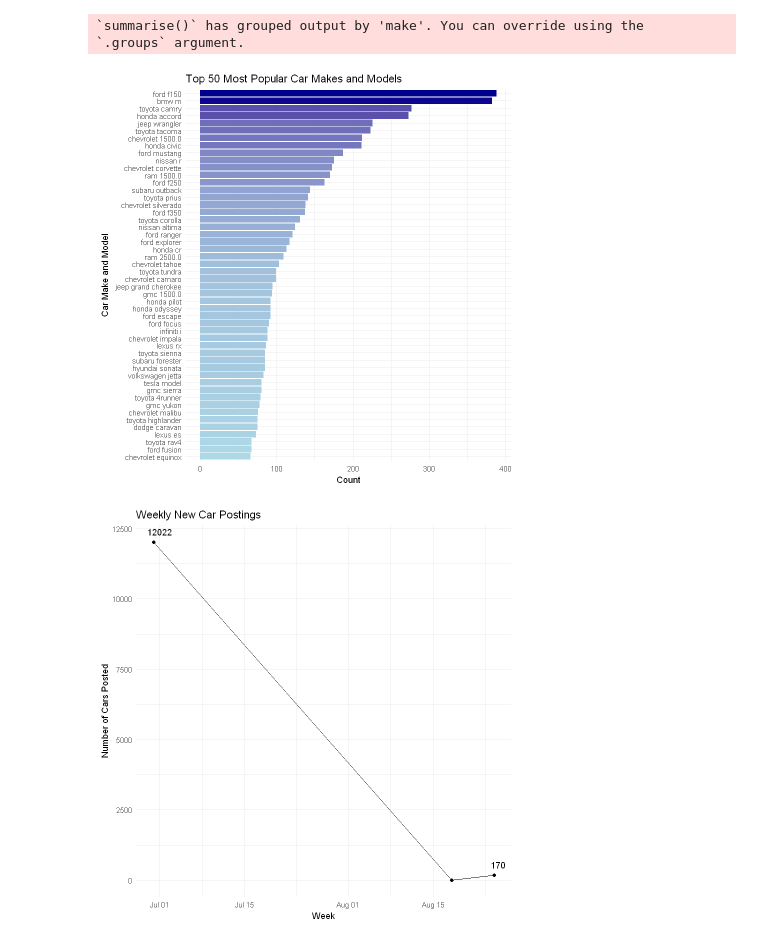
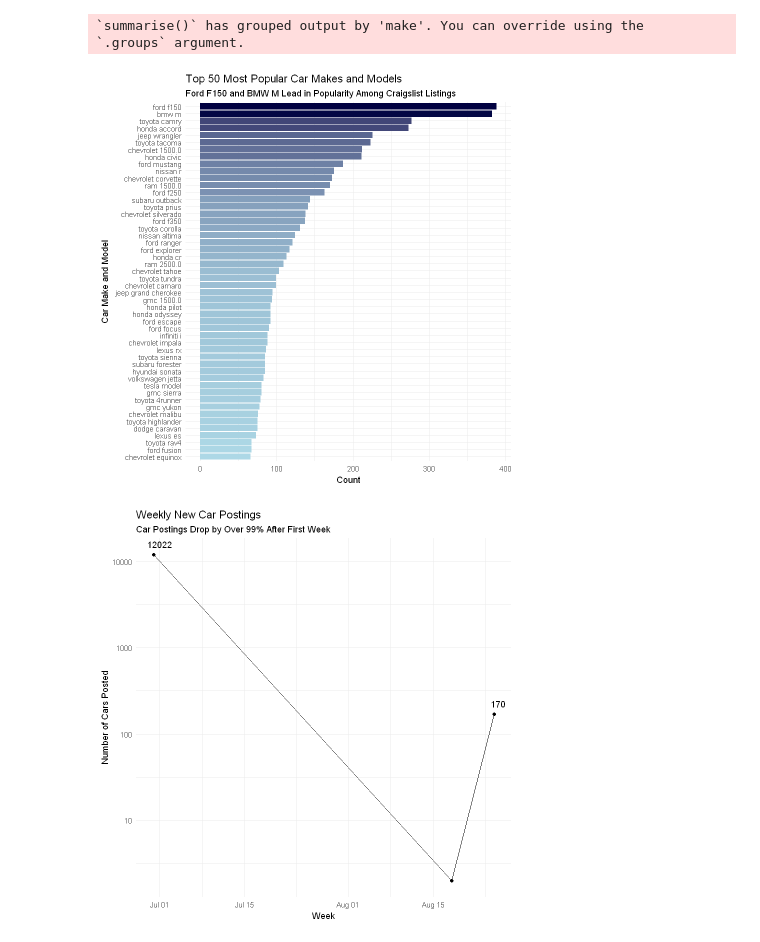
Before and after one commit to Aportra/data_viz_assignment, a Jupyter notebook: data_viz.ipynb, the cells around one changed output. Cells and saved outputs as stored; diff of their text form; code cells hidden in the pictures.

```diff
--- a/data_viz.ipynb
+++ b/data_viz.ipynb
@@ -27,29 +9,29 @@ The following objects are masked from 'package:base':
 # %%
 cleaned_data <- recipe(~., data = car_data) %>%
     step_naomit(all_predictors()) %>%
     prep() %>%
     juice()
 
 
 # First Visuzalizations
 data_for_viz = cleaned_data %>%
     group_by(make, model) %>%
     summarise(count = n()) %>%
     arrange(desc(count))
 
 
 top_car_counts <- head(data_for_viz, 50)
 
 ggplot(data = top_car_counts, aes(y = reorder(paste(make, model), count), x = count, fill = count)) +
     geom_bar(stat = "identity") +
-    scale_fill_gradient(low = "lightblue", high = "darkblue") +
+    scale_fill_gradient(low = "lightblue", high = "#010141") +
     theme_minimal() +
-    labs(y = "Car Make and Model", x = "Count", title = "Top 50 Most Popular Car Makes and Models") +
+    labs(y = "Car Make and Model", x = "Count", title = "Top 50 Most Popular Car Makes and Models", subtitle = "Ford F150 and BMW M Lead in Popularity Among Craigslist Listings") +
     theme(legend.position = "none")
 # %% [output]
 `summarise()` has grouped output by 'make'. You can override using the
 `.groups` argument.
-[figure, old version]
+[figure, new version]
 # %%
 
 cleaned_data2 <- cleaned_data
@@ -77,12 +59,13 @@ weekly_data <- cleaned_data2 %>%
 
 ggplot(data = weekly_data, aes(x = week, y = Count)) +
     geom_line() +
-    labs(title = "Weekly New Car Postings", x = "Week", y = "Number of Cars Posted") +
+    scale_y_log10() +
+    labs(title = "Weekly New Car Postings", x = "Week", y = "Number of Cars Posted", subtitle = "Car Postings Drop by Over 99% After First Week") +
     geom_text(aes(label = ifelse(week == as.Date("2024-06-30") | week == as.Date("2024-08-25"), Count, "")), vjust = -1, hjust = .25) +
     geom_point(aes(x = week, y = Count)) +
     theme_minimal()
 # %% [output]
-[figure, old version]
+[figure, new version]
 # %%
 location_data = cleaned_data2 %>%
     mutate(week = floor_date(time_posted, unit = "week")) %>%
```
Also changed, not shown: parts of 3 cells of this notebook.
